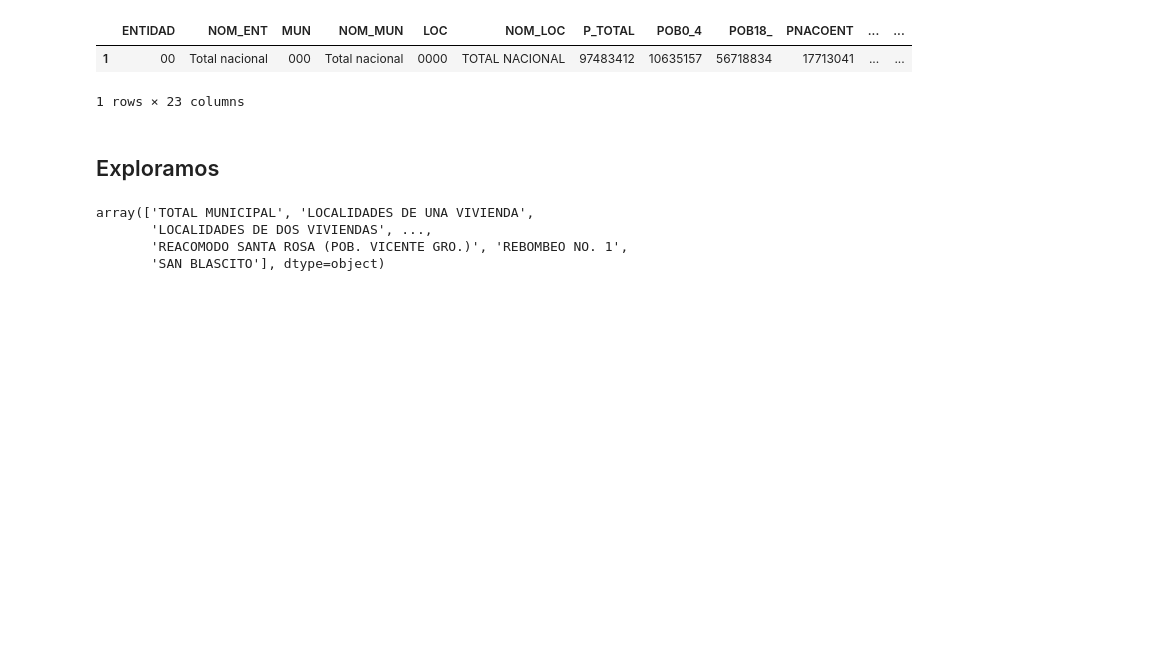
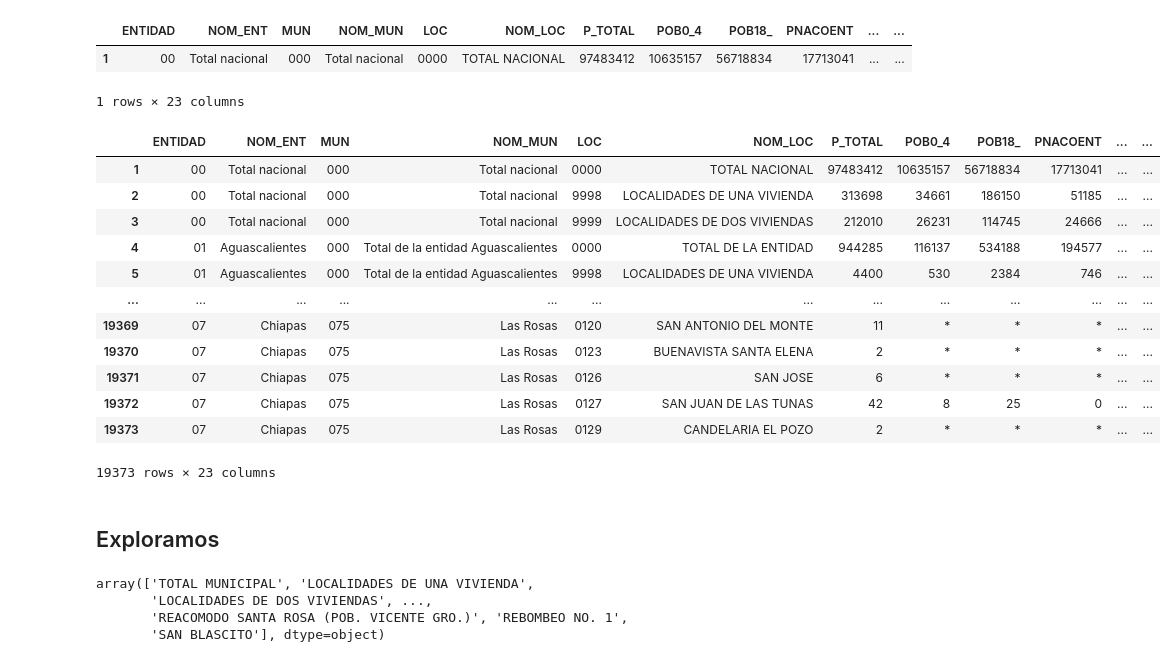
Before and after one commit to MaximilianoVM/MLR_Proyecto_AGEBS, a Jupyter notebook: 0_Py_censo-2000.ipynb, the cells around one changed output. Drawn from its saved outputs; the diff is of its cells as text; code cells hidden in the pictures; blank space fills up the shorter version.

```diff
--- a/0_Py_censo-2000.ipynb
+++ b/0_Py_censo-2000.ipynb
@@ -28,6 +36,22 @@ df.head(1)
 |  | ENTIDAD | NOM_ENT | MUN | NOM_MUN | LOC | NOM_LOC | P_TOTAL | POB0_4 | POB18_ | PNACOENT | ... | ... |
 | 1 | 00 | Total nacional | 000 | Total nacional | 0000 | TOTAL NACIONAL | 97483412 | 10635157 | 56718834 | 17713041 | ... | ... |
 1 rows × 23 columns
+# %%
+df
+# %% [output]
+|  | ENTIDAD | NOM_ENT | MUN | NOM_MUN | LOC | NOM_LOC | P_TOTAL | POB0_4 | POB18_ | PNACOENT | ... | ... |
+| 1 | 00 | Total nacional | 000 | Total nacional | 0000 | TOTAL NACIONAL | 97483412 | 10635157 | 56718834 | 17713041 | ... | ... |
+| 2 | 00 | Total nacional | 000 | Total nacional | 9998 | LOCALIDADES DE UNA VIVIENDA | 313698 | 34661 | 186150 | 51185 | ... | ... |
+| 3 | 00 | Total nacional | 000 | Total nacional | 9999 | LOCALIDADES DE DOS VIVIENDAS | 212010 | 26231 | 114745 | 24666 | ... | ... |
+| 4 | 01 | Aguascalientes | 000 | Total de la entidad Aguascalientes | 0000 | TOTAL DE LA ENTIDAD | 944285 | 116137 | 534188 | 194577 | ... | ... |
+| 5 | 01 | Aguascalientes | 000 | Total de la entidad Aguascalientes | 9998 | LOCALIDADES DE UNA VIVIENDA | 4400 | 530 | 2384 | 746 | ... | ... |
+| ... | ... | ... | ... | ... | ... | ... | ... | ... | ... | ... | ... | ... |
+| 19369 | 07 | Chiapas | 075 | Las Rosas | 0120 | SAN ANTONIO DEL MONTE | 11 | * | * | * | ... | ... |
+| 19370 | 07 | Chiapas | 075 | Las Rosas | 0123 | BUENAVISTA SANTA ELENA | 2 | * | * | * | ... | ... |
+| 19371 | 07 | Chiapas | 075 | Las Rosas | 0126 | SAN JOSE | 6 | * | * | * | ... | ... |
+| 19372 | 07 | Chiapas | 075 | Las Rosas | 0127 | SAN JUAN DE LAS TUNAS | 42 | 8 | 25 | 0 | ... | ... |
+| 19373 | 07 | Chiapas | 075 | Las Rosas | 0129 | CANDELARIA EL POZO | 2 | * | * | * | ... | ... |
+19373 rows × 23 columns
 # %% [markdown]
 ## Exploramos
 # %%
```
Also changed, not shown: parts of 1 cell of this notebook, 2 other files.
